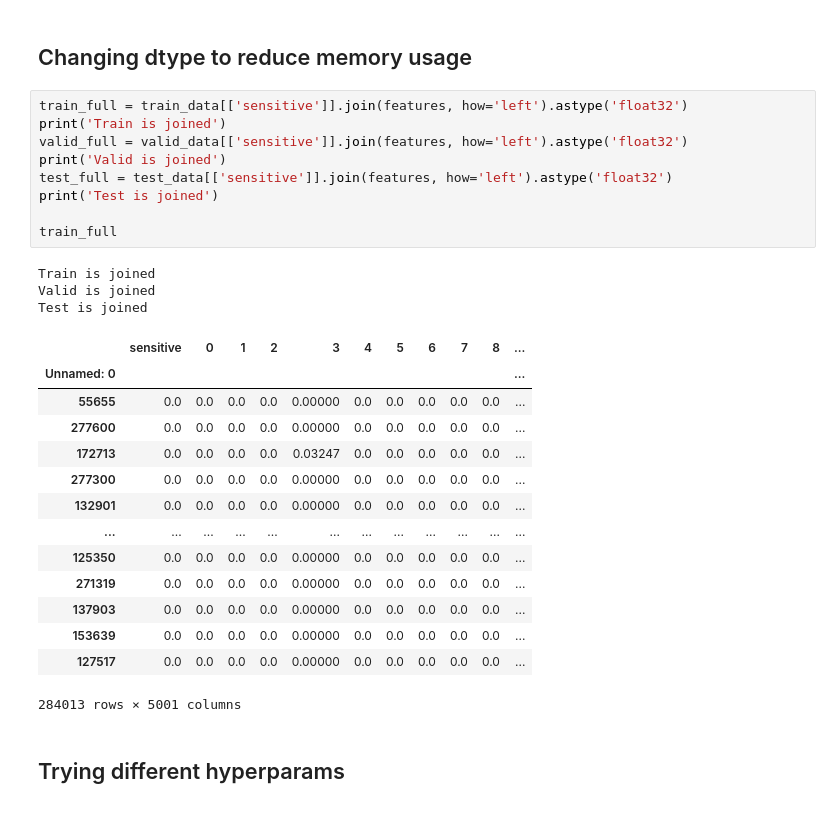
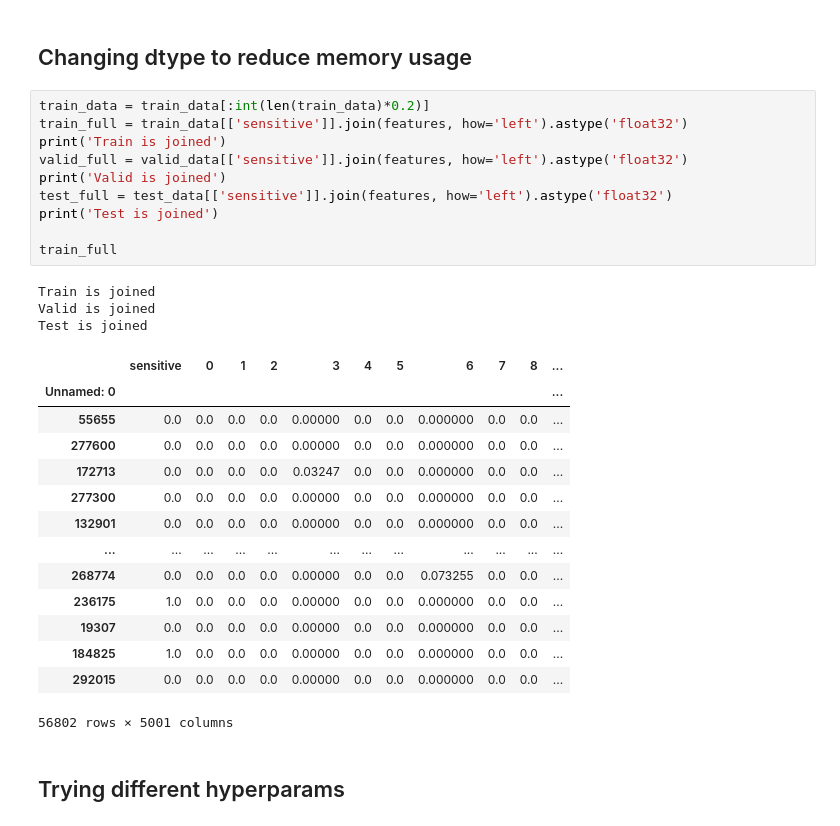
Before and after one commit to gonlyplease/ED_2, a Jupyter notebook: LR_modeling.ipynb, the cells around one changed output. Saved outputs shown, nothing was run; the diff lists cells and outputs as text.

```diff
--- a/LR_modeling.ipynb
+++ b/LR_modeling.ipynb
@@ -106,32 +106,33 @@ features
 # %% [markdown]
 ## Changing dtype to reduce memory usage
 # %%
+train_data = train_data[:int(len(train_data)*0.2)]
 train_full = train_data[['sensitive']].join(features, how='left').astype('float32')
 print('Train is joined')
 valid_full = valid_data[['sensitive']].join(features, how='left').astype('float32')
 print('Valid is joined')
 test_full = test_data[['sensitive']].join(features, how='left').astype('float32')
 print('Test is joined')
 
 train_full
 # %% [output]
 Train is joined
 Valid is joined
 Test is joined
 |  | sensitive | 0 | 1 | 2 | 3 | 4 | 5 | 6 | 7 | 8 | ... |
 | Unnamed: 0 |  |  |  |  |  |  |  |  |  |  | ... |
-| 55655 | 0.0 | 0.0 | 0.0 | 0.0 | 0.00000 | 0.0 | 0.0 | 0.0 | 0.0 | 0.0 | ... |
-| 277600 | 0.0 | 0.0 | 0.0 | 0.0 | 0.00000 | 0.0 | 0.0 | 0.0 | 0.0 | 0.0 | ... |
-| 172713 | 0.0 | 0.0 | 0.0 | 0.0 | 0.03247 | 0.0 | 0.0 | 0.0 | 0.0 | 0.0 | ... |
-| 277300 | 0.0 | 0.0 | 0.0 | 0.0 | 0.00000 | 0.0 | 0.0 | 0.0 | 0.0 | 0.0 | ... |
-| 132901 | 0.0 | 0.0 | 0.0 | 0.0 | 0.00000 | 0.0 | 0.0 | 0.0 | 0.0 | 0.0 | ... |
+| 55655 | 0.0 | 0.0 | 0.0 | 0.0 | 0.00000 | 0.0 | 0.0 | 0.000000 | 0.0 | 0.0 | ... |
+| 277600 | 0.0 | 0.0 | 0.0 | 0.0 | 0.00000 | 0.0 | 0.0 | 0.000000 | 0.0 | 0.0 | ... |
+| 172713 | 0.0 | 0.0 | 0.0 | 0.0 | 0.03247 | 0.0 | 0.0 | 0.000000 | 0.0 | 0.0 | ... |
+| 277300 | 0.0 | 0.0 | 0.0 | 0.0 | 0.00000 | 0.0 | 0.0 | 0.000000 | 0.0 | 0.0 | ... |
+| 132901 | 0.0 | 0.0 | 0.0 | 0.0 | 0.00000 | 0.0 | 0.0 | 0.000000 | 0.0 | 0.0 | ... |
 | ... | ... | ... | ... | ... | ... | ... | ... | ... | ... | ... | ... |
-| 125350 | 0.0 | 0.0 | 0.0 | 0.0 | 0.00000 | 0.0 | 0.0 | 0.0 | 0.0 | 0.0 | ... |
-| 271319 | 0.0 | 0.0 | 0.0 | 0.0 | 0.00000 | 0.0 | 0.0 | 0.0 | 0.0 | 0.0 | ... |
-| 137903 | 0.0 | 0.0 | 0.0 | 0.0 | 0.00000 | 0.0 | 0.0 | 0.0 | 0.0 | 0.0 | ... |
-| 153639 | 0.0 | 0.0 | 0.0 | 0.0 | 0.00000 | 0.0 | 0.0 | 0.0 | 0.0 | 0.0 | ... |
-| 127517 | 0.0 | 0.0 | 0.0 | 0.0 | 0.00000 | 0.0 | 0.0 | 0.0 | 0.0 | 0.0 | ... |
+| 268774 | 0.0 | 0.0 | 0.0 | 0.0 | 0.00000 | 0.0 | 0.0 | 0.073255 | 0.0 | 0.0 | ... |
+| 236175 | 1.0 | 0.0 | 0.0 | 0.0 | 0.00000 | 0.0 | 0.0 | 0.000000 | 0.0 | 0.0 | ... |
+| 19307 | 0.0 | 0.0 | 0.0 | 0.0 | 0.00000 | 0.0 | 0.0 | 0.000000 | 0.0 | 0.0 | ... |
+| 184825 | 1.0 | 0.0 | 0.0 | 0.0 | 0.00000 | 0.0 | 0.0 | 0.000000 | 0.0 | 0.0 | ... |
+| 292015 | 0.0 | 0.0 | 0.0 | 0.0 | 0.00000 | 0.0 | 0.0 | 0.000000 | 0.0 | 0.0 | ... |
-284013 rows × 5001 columns
+56802 rows × 5001 columns
 # %% [markdown]
 ## Trying different hyperparams
 # %%
```
Also changed, not shown: parts of 5 cells of this notebook.
